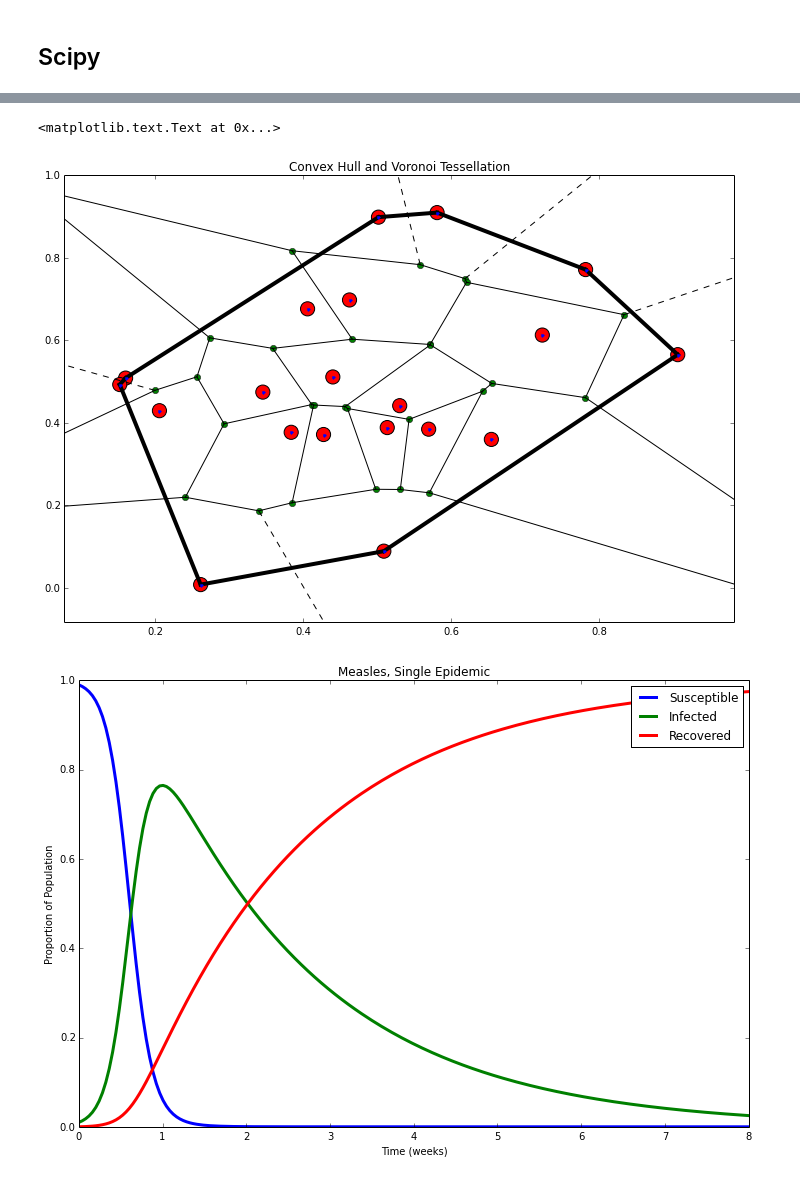
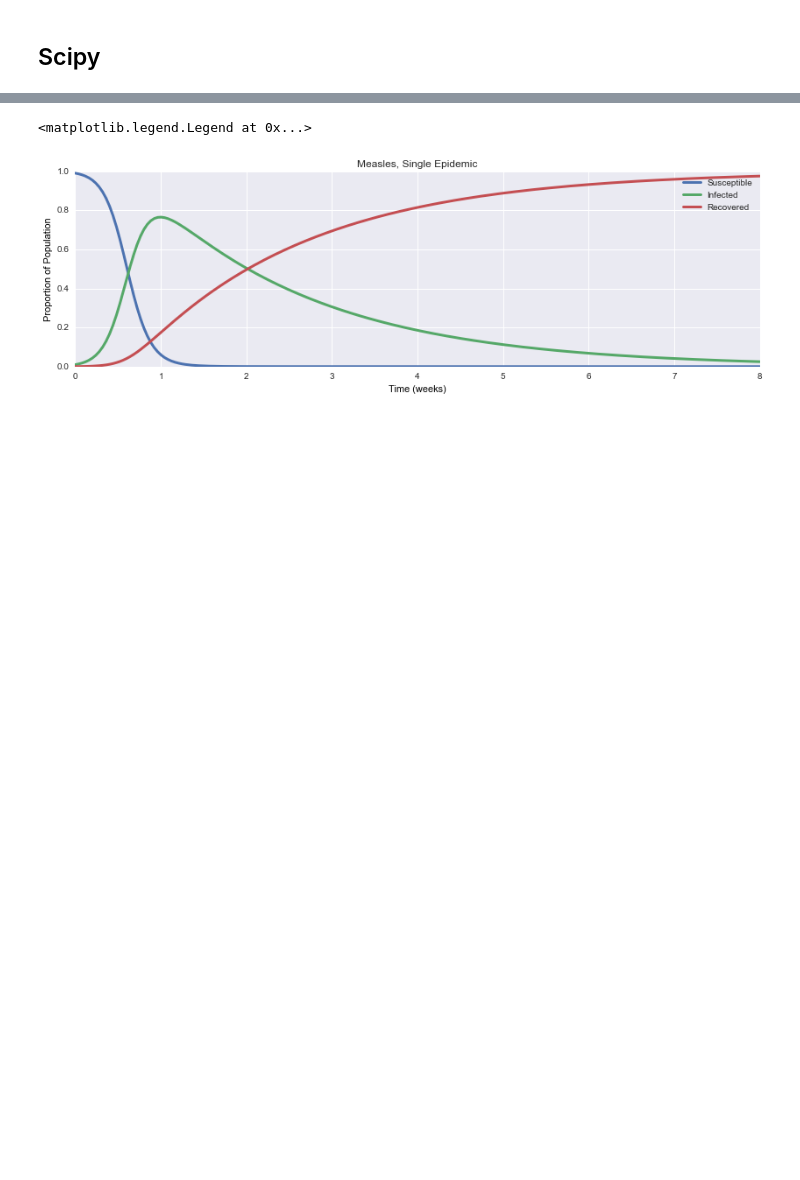
Before and after one commit to QCaudron/Python-Workshop, a Jupyter notebook: 2.Stack.ipynb, the cells around one changed output, grey strips where cells are left out. Drawn from its saved outputs; the diff is of its cells as text; code cells hidden in the pictures; blank space fills up the shorter version.

```diff
--- a/2.Stack.ipynb
+++ b/2.Stack.ipynb
@@ -256 +481,4 @@ plt.errorbar(x, estmean, yerr = eststd)
+# %%
+# Reset plotting style
+seaborn.set_style("white")
 # %%
@@ -346,0 +633,2 @@ Scipy does all sorts of awesome stuff : integration, interpolation, optimisation
+# %%
+seaborn.set_style("darkgrid")
@@ -347,85 +650,25 @@ Scipy does all sorts of awesome stuff : integration, interpolation, optimisation
 # %%
-import scipy as sp
-import scipy.spatial as spatial
 from scipy.integrate import odeint
-from scipy.optimize import minimize
-from scipy.signal import detrend
-import scipy.stats as st
-
-# Convex hulls
-ax = plt.axes()
-points = np.random.normal(0.5, 0.2, size=(20,2))
-plt.scatter(points[:, 0], points[:, 1], s=200, c="r")
-hull = spatial.ConvexHull(points)
-for i in hull.simplices :
-    plt.plot(points[i, 0], points[i, 1], "k", linewidth=4)
-spatial.voronoi_plot_2d(spatial.Voronoi(points), ax)
-plt.title("Convex Hull and Voronoi Tessellation")
-
 
 # Ordinary Differential Equations
 r0 = 16.
 gamma = .5
 t = np.linspace(0, 8, 200)
+
 def SIR(y, t) :
     S = - r0 * gamma * y[0] * y[1]
     I = r0 * gamma * y[0] * y[1] - gamma * y[1]
     R = gamma * y[1]
     return [S, I, R]
+
 solution = odeint(SIR, [0.99, .01, 0.], t)
 
 plt.figure()
 plt.plot(t, solution, linewidth=3)
 plt.title("Measles, Single Epidemic")
 plt.xlabel("Time (weeks)")
 plt.ylabel("Proportion of Population")
 plt.legend(["Susceptible", "Infected", "Recovered"])
-
-
-# Signal Processing - create trending signal, detrend, FFT
-x = np.linspace(0, 1, 300)
-trend = np.zeros_like(x)
-trend[100:200] = np.linspace(0, 10, 100)
-trend[200:] = np.linspace(10, -20, 100)
-y = np.random.normal(loc = 3*np.sin(2*np.pi*20*x)) + trend # Signal is a sine wave with noise and trend
-yt = detrend(y, bp = [100, 200]) # detrend, giving break points
-Yfft = sp.fftpack.rfft(yt) # Calculate FFT
-freqs = sp.fftpack.rfftfreq(len(yt), x[1] - x[0]) # Frequencies of the FFT
-
-plt.figure()
-plt.subplot(311)
-plt.title("Detrending")
-plt.plot(x, y, linewidth=2)
-plt.plot(x, trend, linewidth=4)
-plt.subplot(312)
-plt.plot(x, yt, linewidth=2)
-plt.subplot(313)
-plt.title("FFT")
-plt.plot(freqs, (np.abs(Yfft)**2), linewidth=2)
-plt.tight_layout()
-
-
-# Distributions
-plt.figure()
-plt.subplot(131)
-plt.title("Normal PDF")
-plt.plot(np.arange(-5, 5, 0.1), st.norm.pdf(np.arange(-5, 5, 0.1), 0, 1), linewidth=2)
-plt.subplot(132)
-plt.title("Beta CDF")
-plt.plot(st.beta.cdf(np.linspace(0, 1, 100), 0.5, 0.5), linewidth=2)
-plt.subplot(133)
-plt.title("Erlang PDF")
-plt.plot(np.linspace(0, 10, 100), st.erlang.pdf(np.linspace(0, 10, 100), 2, loc=0), linewidth=2)
-
-
-# Statistical Tests
-a = np.random.normal(0, 1.5, size=1000)
-b = np.random.normal(.2, 1, size=1000)
-plt.figure()
-plt.hist(a, 30)
-plt.hist(b, 30)
-plt.title("p = " + str(st.ttest_ind(a, b)[1]))
 # %% [output]
-<matplotlib.text.Text at 0x...>
+<matplotlib.legend.Legend at 0x...>
-[figure, old version]
+[figure, new version]
-[figure, removed]
```
Also changed, not shown: parts of 72 cells of this notebook, 13 other files.
